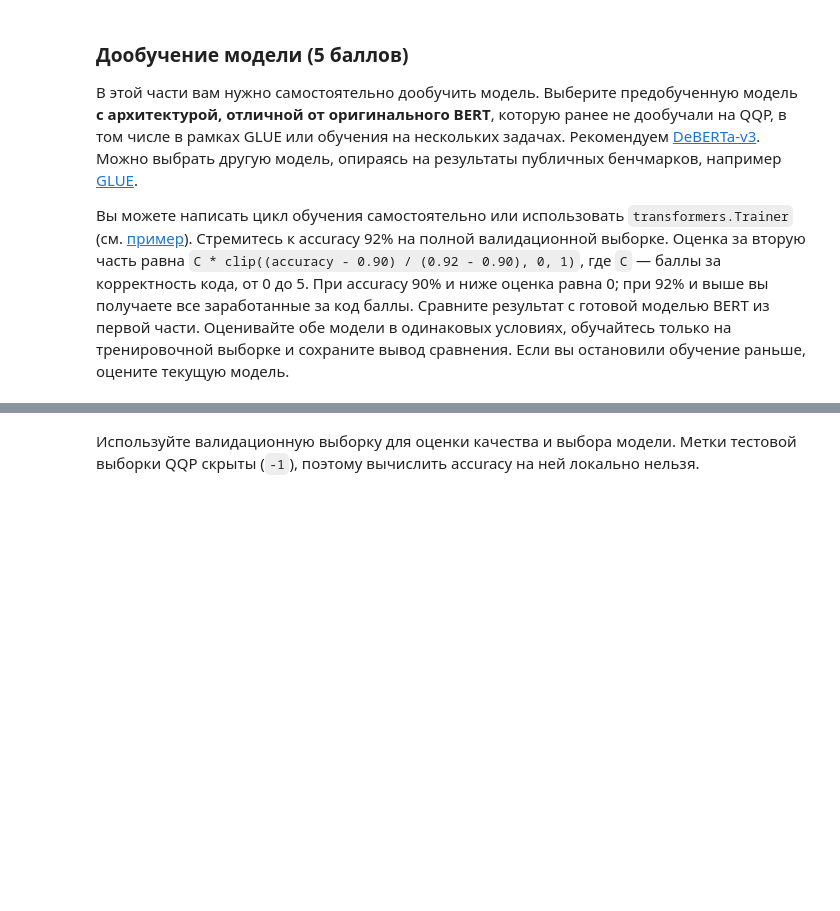
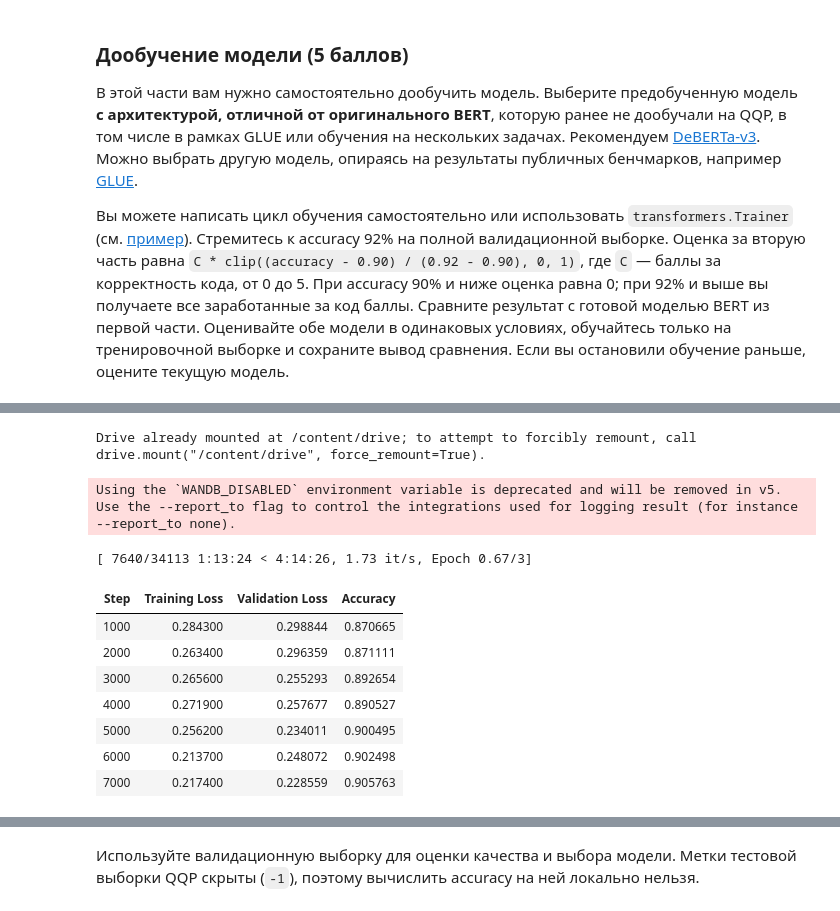
Before and after one commit to just-hw/NLP_HW, a Jupyter notebook: HW2/week_5_homework_BERT_ru.ipynb, the cells around one changed output, grey strips where cells are left out. Cells and saved outputs as stored; diff of their text form; code cells hidden in the pictures; blank space fills up the shorter version.

```diff
--- a/HW2/week_5_homework_BERT_ru.ipynb
+++ b/HW2/week_5_homework_BERT_ru.ipynb
@@ -267,6 +283,18 @@ for split in ['train', 'validation']:
     np.testing.assert_array_equal(encoded.select(probe_ids)['input_ids'], expected['input_ids'],
                                   err_msg='Повторно токенизируйте оба исходных вопроса новым токенизатором.')
 accuracy = None  # После прерванного обучения не используйте прежнюю accuracy модели BERT.
+# %%
+from google.colab import drive
+from transformers import DataCollatorWithPadding
+from sklearn.metrics import accuracy_score
+
+
+drive.mount("/content/drive")
+
+# Отдельная папка для сохранения весов
+OUTPUT_DIR = "/content/drive/MyDrive/deberta-qqp-len128-bs32"
+# %% [output]
+Drive already mounted at /content/drive; to attempt to forcibly remount, call drive.mount("/content/drive", force_remount=True).
 # %%
 # TODO 3: реализуйте метрику, настройте и запустите обучение, оцените качество.
 # Подготавливаем тренировочную и валидационную выборки.
@@ -291,42 +319,98 @@ def compute_metrics(eval_pred):
         dict: Словарь вычисленных метрик:
             - "accuracy" (float): Доля правильных ответов среди всех примеров.
     """
-    accuracy = ...  # Вычислите по eval_pred, не используя глобальную переменную accuracy.
+    labels = eval_pred[1]
+    preds = eval_pred[0].argmax(axis=-1)
+    correct_predictions = (preds==labels).sum().item()
+    total_predictions = len(labels)
+    accuracy = correct_predictions / total_predictions # Вычислите по eval_pred, не используя глобальную переменную accuracy.
     return {"accuracy": accuracy}
 
 # Открытые проверки
 metric_logits = np.array([[4, 1], [1, 4], [4, 1], [1, 4], [1, 4]])
 metric_labels = np.array([0, 1, 0, 1, 0])
+
 assert np.isclose(compute_metrics((metric_logits, metric_labels))['accuracy'], 0.8), 'Вычислите accuracy по примерам, выбрав предсказания вдоль измерения классов.'
 
 # При желании напишите цикл обучения самостоятельно вместо transformers.Trainer.
 # Начальное значение скорости обучения — 2e-5.
 # При необходимости меняйте скорость обучения на порядок, например до 2e-4 или 2e-3.
 # Трёх эпох обычно достаточно для дообучения без сильного забывания ранее изученного.
 # Используйте регуляризацию weight_decay. Начните с 1e-2 и при необходимости измените значение.
 # Можно выбирать лучшую модель по accuracy.
 
 # Задайте параметры обучения без аргумента device: устройство выбирается автоматически.
 # Оценивайте и сохраняйте модель каждые 1000 шагов оптимизатора; записывайте loss каждые 50 шагов.
 training_args = TrainingArguments(
-    ...
+    output_dir=OUTPUT_DIR,
+
+    learning_rate=2e-5,
+    warmup_steps=1000,
+    weight_decay=0.01,
+
+    eval_strategy='steps',
+    eval_steps=1000,
+
+    save_strategy='steps',
+    save_steps=1000,
+    save_only_model=False,
+
+    per_device_train_batch_size=32,
+    per_device_eval_batch_size=64,
+
+    fp16=True,
+
+    logging_steps=50,
+
+    seed=42,
+    data_seed=42,
+
+    num_train_epochs=3,
+
+    metric_for_best_model="accuracy",
+    greater_is_better=True,
+    load_best_model_at_end=True,
 )
 
 # Оставляем веса в FP32 для AMP и очищаем градиенты от предыдущего неудачного запуска.
 model.float()
 model.zero_grad(set_to_none=True)
 
 # Классификатор возвращает средний loss батча; Trainer учитывает накопление градиентов.
 model.accepts_loss_kwargs = False
 
+
+data_collator = DataCollatorWithPadding(
+    tokenizer=tokenizer,
+    pad_to_multiple_of=8,
+)
+
+
 # Создаём Trainer.
 trainer = Trainer(
-    ...
+    model=model,
+    data_collator=data_collator,
+    args=training_args,
+    train_dataset=train_set,
+    eval_dataset=val_set,
+    compute_metrics=compute_metrics
 )
 
 # Дообучаем модель.
-...
+trainer.train()
 
 # Оцените текущую модель на валидации и запишите результат в accuracy.
-...
+metrics = trainer.evaluate()
+accuracy = metrics["eval_accuracy"]
 print(f"Accuracy на валидации: {accuracy:.4f}")
+# %% [output]
+Using the `WANDB_DISABLED` environment variable is deprecated and will be removed in v5. Use the --report_to flag to control the integrations used for logging result (for instance --report_to none).
+[ 7640/34113 1:13:24 < 4:14:26, 1.73 it/s, Epoch 0.67/3]
+| Step | Training Loss | Validation Loss | Accuracy |
+| 1000 | 0.284300 | 0.298844 | 0.870665 |
+| 2000 | 0.263400 | 0.296359 | 0.871111 |
+| 3000 | 0.265600 | 0.255293 | 0.892654 |
+| 4000 | 0.271900 | 0.257677 | 0.890527 |
+| 5000 | 0.256200 | 0.234011 | 0.900495 |
+| 6000 | 0.213700 | 0.248072 | 0.902498 |
+| 7000 | 0.217400 | 0.228559 | 0.905763 |
```
Also changed, not shown: parts of 5 cells of this notebook.
